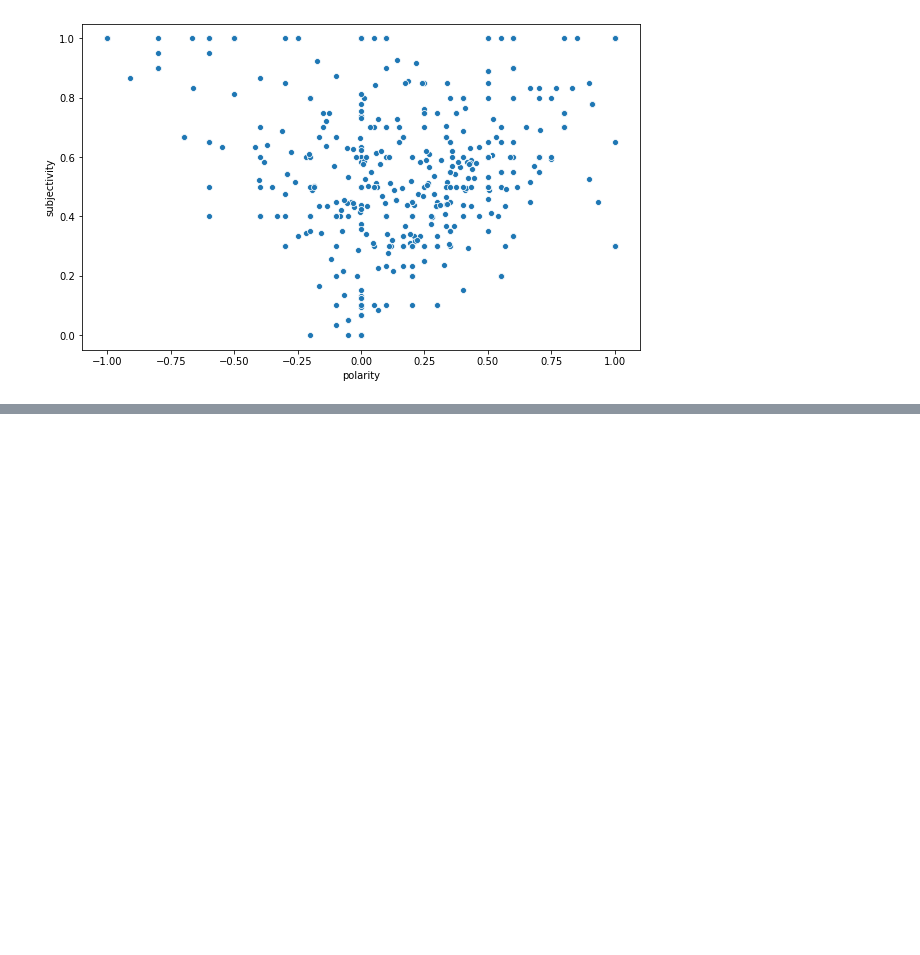
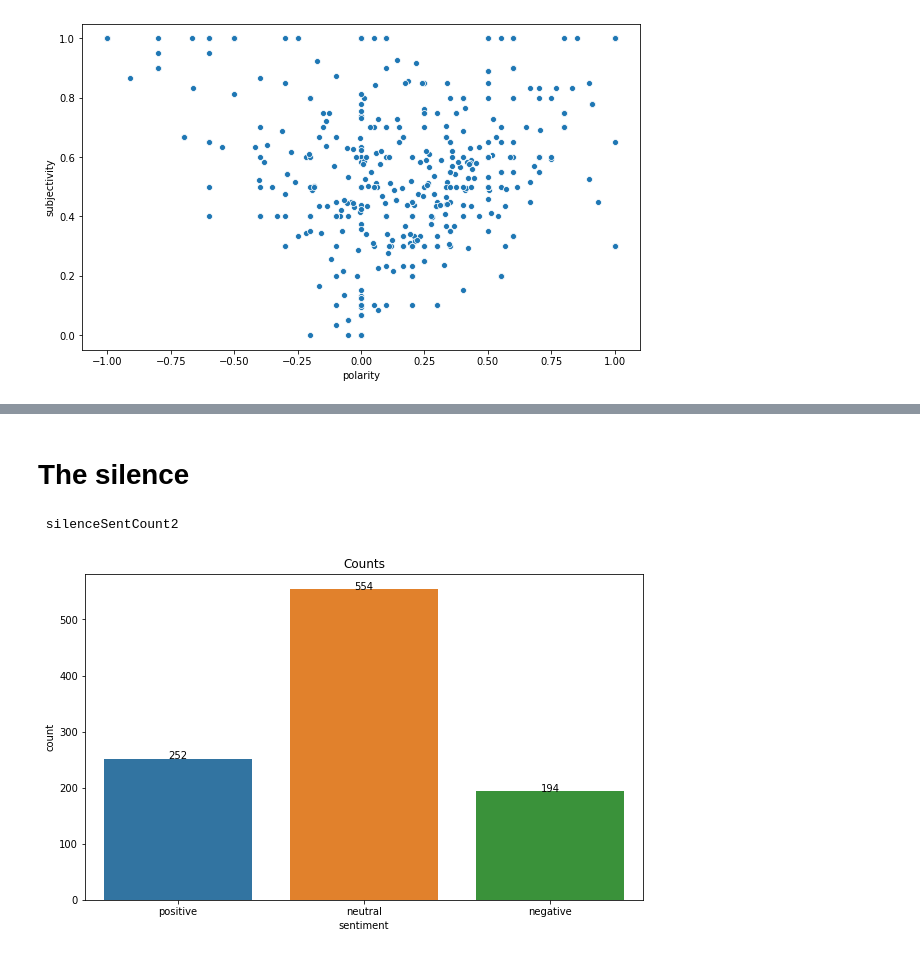
Before and after one commit to hsi-cy/dissertation, a Jupyter notebook: Untitled1.ipynb, the cells around one changed output, grey strips where cells are left out. Saved outputs shown, nothing was run; the diff lists cells and outputs as text; code cells hidden in the pictures; blank space fills up the shorter version.

```diff
--- a/Untitled1.ipynb
+++ b/Untitled1.ipynb
@@ -241,0 +262,6 @@ plot_sentiments(extractionSentiment, save=True)
+# %% [markdown]
+# The silence
+# %%
+silenceId = "Y-ufZuqTd5c"
+# %%
+silenceComments = get_1kcomments(silenceId, preprocess=False)
@@ -241,0 +270,7 @@ plot_sentiments(extractionSentiment, save=True)
+# %%
+silenceSent = sentiment(silenceComments)
+silenceSentCount = sentiment_counts(silenceSent)
+show_sentiment_counts(silenceSentCount, save=True)
+# %% [output]
+ silenceSentCount2
+[figure, added]
```
Also changed, not shown: parts of 9 cells of this notebook, 8 other files.
